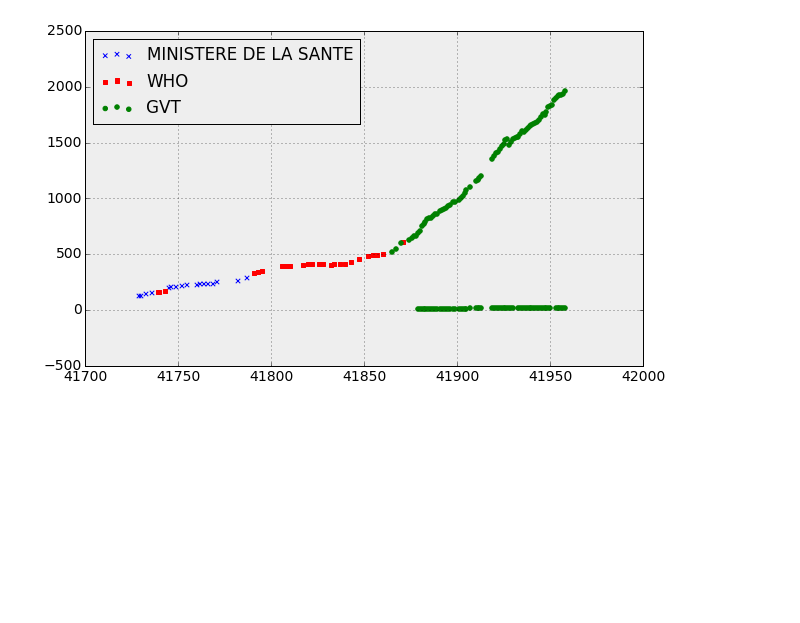
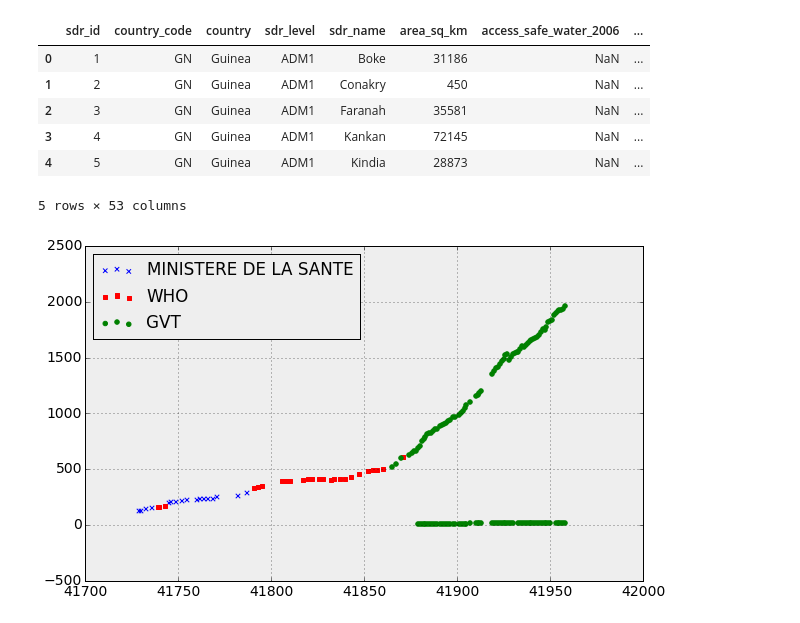
Before and after one commit to gsabran/data-science-project, a Jupyter notebook: code/timeseries.ipynb, the cells around one changed output. Saved outputs shown, nothing was run; the diff lists cells and outputs as text; code cells hidden in the pictures; blank space fills up the shorter version.

```diff
--- a/code/timeseries.ipynb
+++ b/code/timeseries.ipynb
@@ -29,6 +29,16 @@ rcParams['font.size'] = 14
 rcParams['patch.edgecolor'] = 'none'
 # %%
 data = [pd.read_csv('http://api.qdatum.io/v1/pull/' + str(i) +'?format=tsv', sep='\t') for i in range(1, 17)]
+covariates = pd.read_csv('../data/merged_covariate_df.csv')
+covariates.head()
+# %% [output]
+|  | sdr_id | country_code | country | sdr_level | sdr_name | area_sq_km | access_safe_water_2006 | ... |
+| 0 | 1 | GN | Guinea | ADM1 | Boke | 31186 | NaN | ... |
+| 1 | 2 | GN | Guinea | ADM1 | Conakry | 450 | NaN | ... |
+| 2 | 3 | GN | Guinea | ADM1 | Faranah | 35581 | NaN | ... |
+| 3 | 4 | GN | Guinea | ADM1 | Kankan | 72145 | NaN | ... |
+| 4 | 5 | GN | Guinea | ADM1 | Kindia | 28873 | NaN | ... |
+5 rows × 53 columns
 # %%
 time_series = data[1].copy()
 del time_series['pos'] # remove useless columns that prevent duplicates to be identified
```
Also changed, not shown: parts of 15 cells of this notebook, 1 other file.
